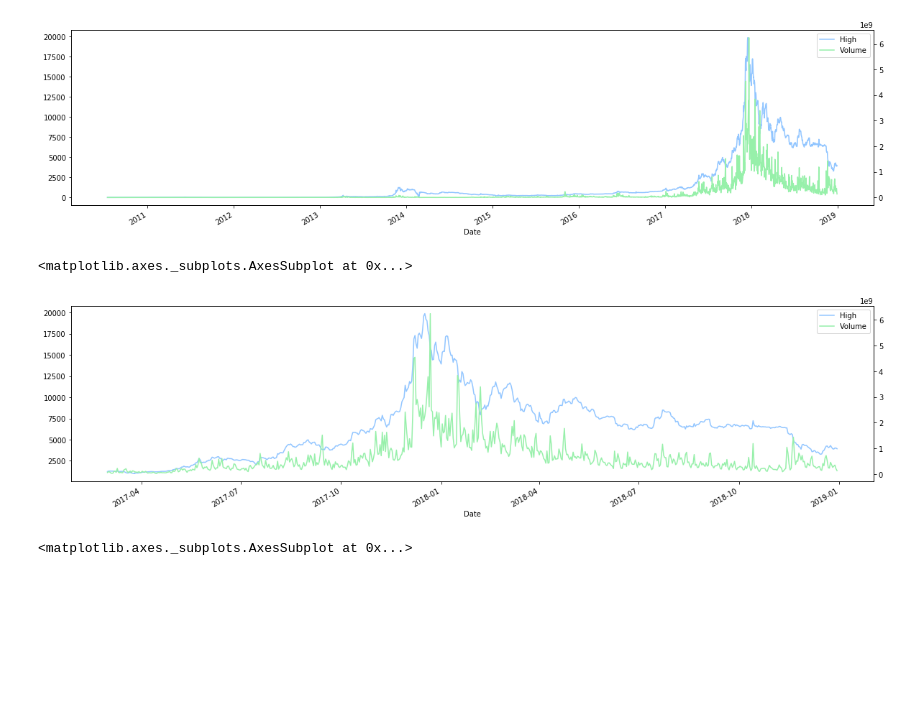
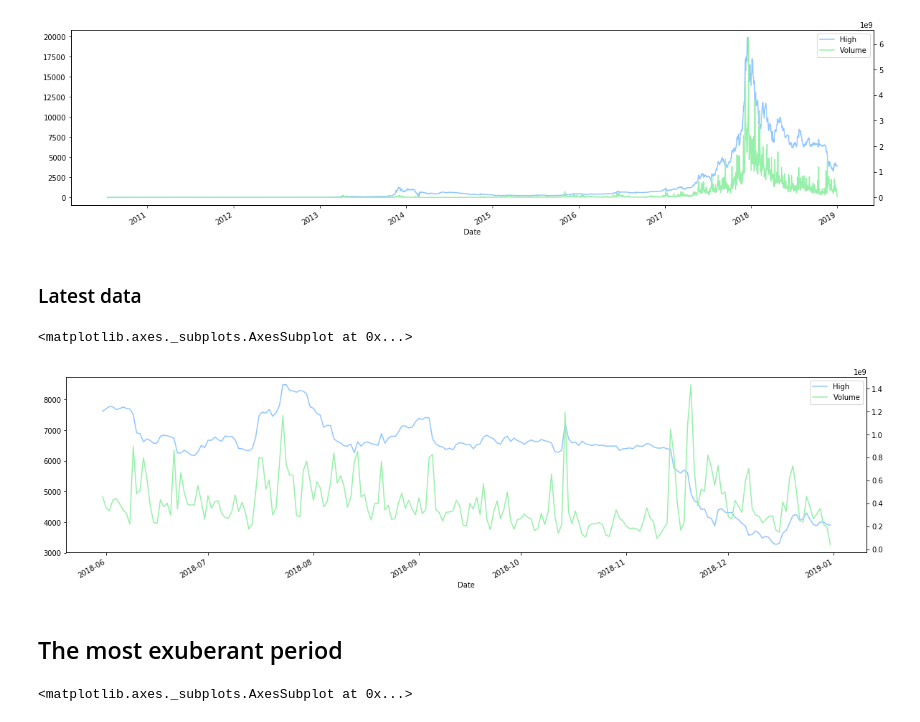
Before and after one commit to magicmathmandarin/IMO, a Jupyter notebook: Bitcoin Trade Time Series.ipynb, the cells around one changed output. Cells and saved outputs as stored; diff of their text form; code cells hidden in the pictures; blank space fills up the shorter version.

Commit message:
added data change sections, and moving average section, and pick data in even steps headings

```diff
--- a/Bitcoin Trade Time Series.ipynb
+++ b/Bitcoin Trade Time Series.ipynb
@@ -122,12 +119,16 @@ blah[['High',"Volume"]].plot(secondary_y=['Volume'], mark_right=False, figsize=(
 # %% [output]
 <matplotlib.axes._subplots.AxesSubplot at 0x...>
 [figure]
+# %% [markdown]
+### Latest data
 # %%
-latest_blah = pdr.get_data_yahoo('BTC-USD', start=datetime.datetime(2017, 3, 1), end=datetime.date.today())
+latest_blah = pdr.get_data_yahoo('BTC-USD', start=datetime.datetime(2018, 6, 1), end=datetime.date.today())
 latest_blah[['High',"Volume"]].plot(secondary_y=['Volume'], mark_right=False, figsize=(20, 5))
 # %% [output]
 <matplotlib.axes._subplots.AxesSubplot at 0x...>
-[figure, old version]
+[figure, new version]
+# %% [markdown]
+## The most exuberant period
 # %%
 exuberant_blah = pdr.get_data_yahoo('BTC-USD', start=datetime.datetime(2017, 11, 1), end=datetime.datetime(2018, 4, 1))
 exuberant_blah[['High',"Volume"]].plot(secondary_y=['Volume'], mark_right=False, figsize=(10, 5))
```
Also changed, not shown: parts of 26 cells of this notebook.
